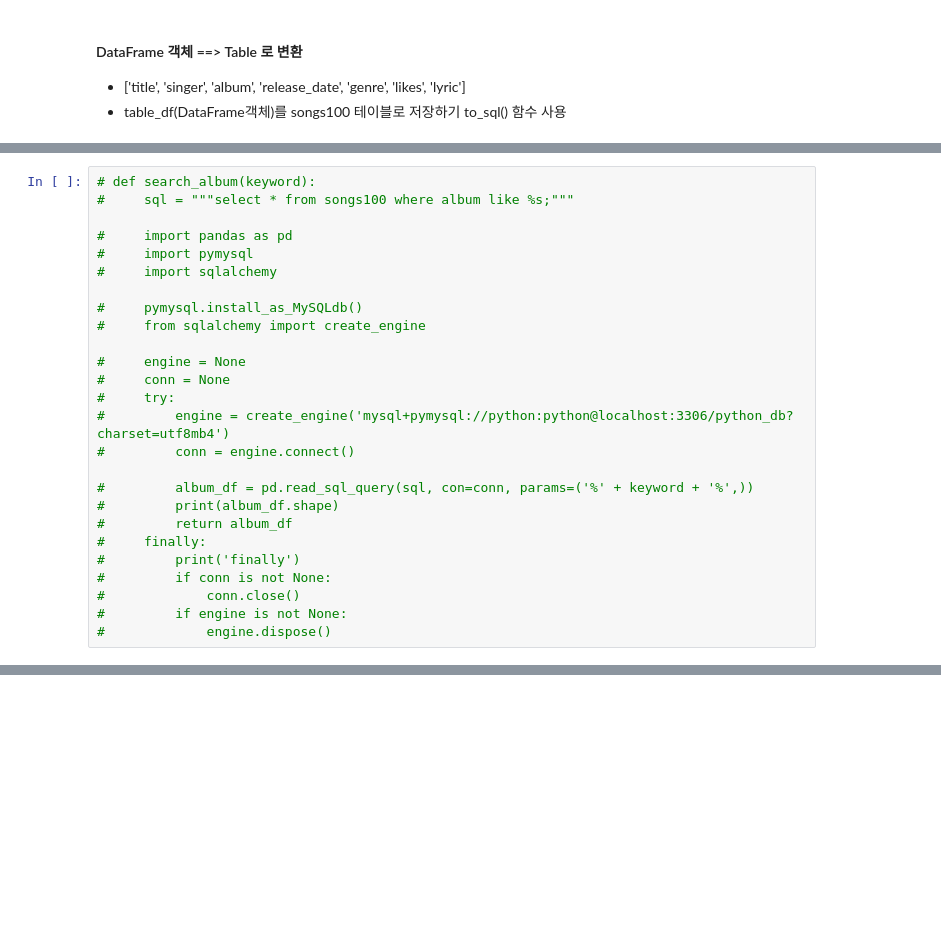
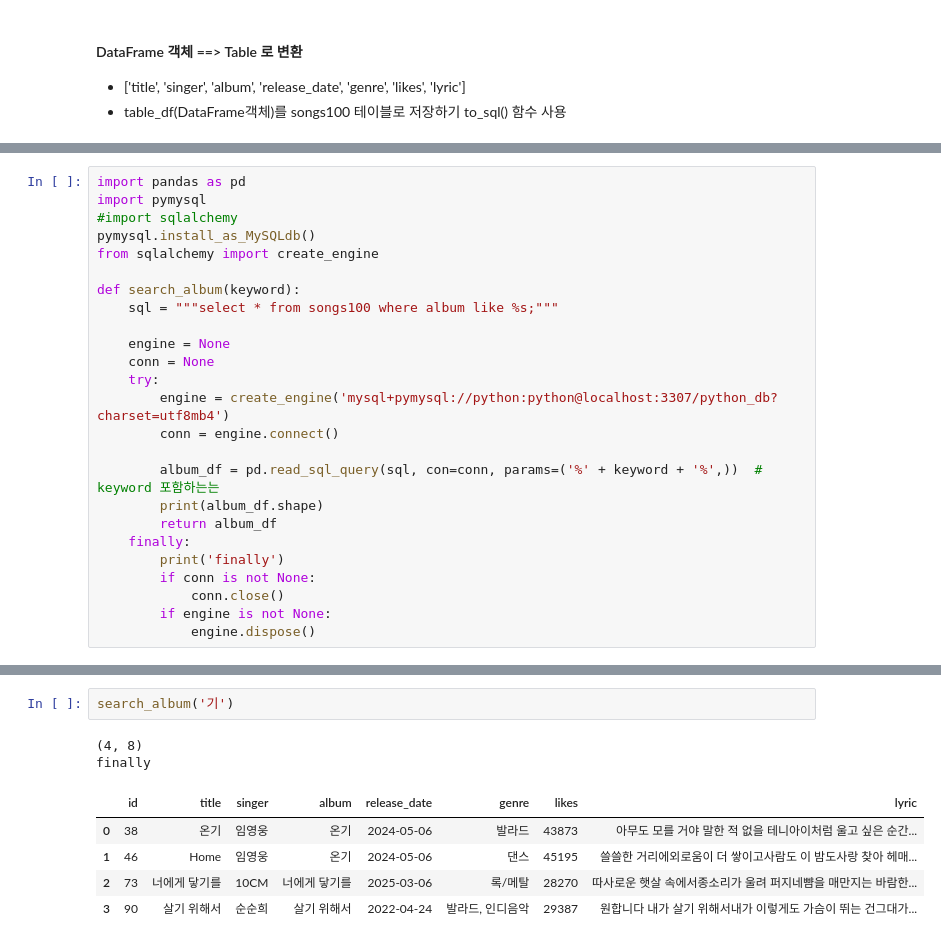
Before and after one commit to 19013na/WebScraping_Analysis, a Jupyter notebook: 04.Melon100차트_데이터파싱_DB저장.ipynb, the cells around one changed output, grey strips where cells are left out. Drawn from its saved outputs; the diff is of its cells as text; blank space fills up the shorter version.

```diff
--- a/04.Melon100차트_데이터파싱_DB저장.ipynb
+++ b/04.Melon100차트_데이터파싱_DB저장.ipynb
@@ -420,26 +539,25 @@ songs100 테이블 생성됨
 # %%
-# def search_album(keyword):
-#     sql = """select * from songs100 where album like %s;"""
+import pandas as pd
+import pymysql
+#import sqlalchemy
+pymysql.install_as_MySQLdb()
+from sqlalchemy import create_engine
 
-#     import pandas as pd
-#     import pymysql
-#     import sqlalchemy
+def search_album(keyword):
+    sql = """select * from songs100 where album like %s;"""
 
-#     pymysql.install_as_MySQLdb()
-#     from sqlalchemy import create_engine
+    engine = None
+    conn = None
+    try:
+        engine = create_engine('mysql+pymysql://python:python@localhost:3307/python_db?charset=utf8mb4')
+        conn = engine.connect()
 
-#     engine = None
-#     conn = None
-#     try:
-#         engine = create_engine('mysql+pymysql://python:python@localhost:3306/python_db?charset=utf8mb4')
-#         conn = engine.connect()
-
-#         album_df = pd.read_sql_query(sql, con=conn, params=('%' + keyword + '%',))
-#         print(album_df.shape)
-#         return album_df
-#     finally:
-#         print('finally')
-#         if conn is not None:
-#             conn.close()
-#         if engine is not None:
-#             engine.dispose()
+        album_df = pd.read_sql_query(sql, con=conn, params=('%' + keyword + '%',))  # keyword 포함하는는
+        print(album_df.shape)
+        return album_df
+    finally:
+        print('finally')
+        if conn is not None:
+            conn.close()
+        if engine is not None:
+            engine.dispose()
@@ -457,0 +564,10 @@ finally
+# %%
+search_album('기')
+# %% [output]
+(4, 8)
+finally
+|  | id | title | singer | album | release_date | genre | likes | lyric |
+| 0 | 38 | 온기 | 임영웅 | 온기 | 2024-05-06 | 발라드 | 43873 | 아무도 모를 거야 말한 적 없을 테니아이처럼 울고 싶은 순간... |
+| 1 | 46 | Home | 임영웅 | 온기 | 2024-05-06 | 댄스 | 45195 | 쓸쓸한 거리에외로움이 더 쌓이고사람도 이 밤도사랑 찾아 헤매... |
+| 2 | 73 | 너에게 닿기를 | 10CM | 너에게 닿기를 | 2025-03-06 | 록/메탈 | 28270 | 따사로운 햇살 속에서종소리가 울려 퍼지네뺨을 매만지는 바람한... |
+| 3 | 90 | 살기 위해서 | 순순희 | 살기 위해서 | 2022-04-24 | 발라드, 인디음악 | 29387 | 원합니다 내가 살기 위해서내가 이렇게도 가슴이 뛰는 건그대가... |
```
Also changed, not shown: parts of 28 cells of this notebook, 6 other files.
